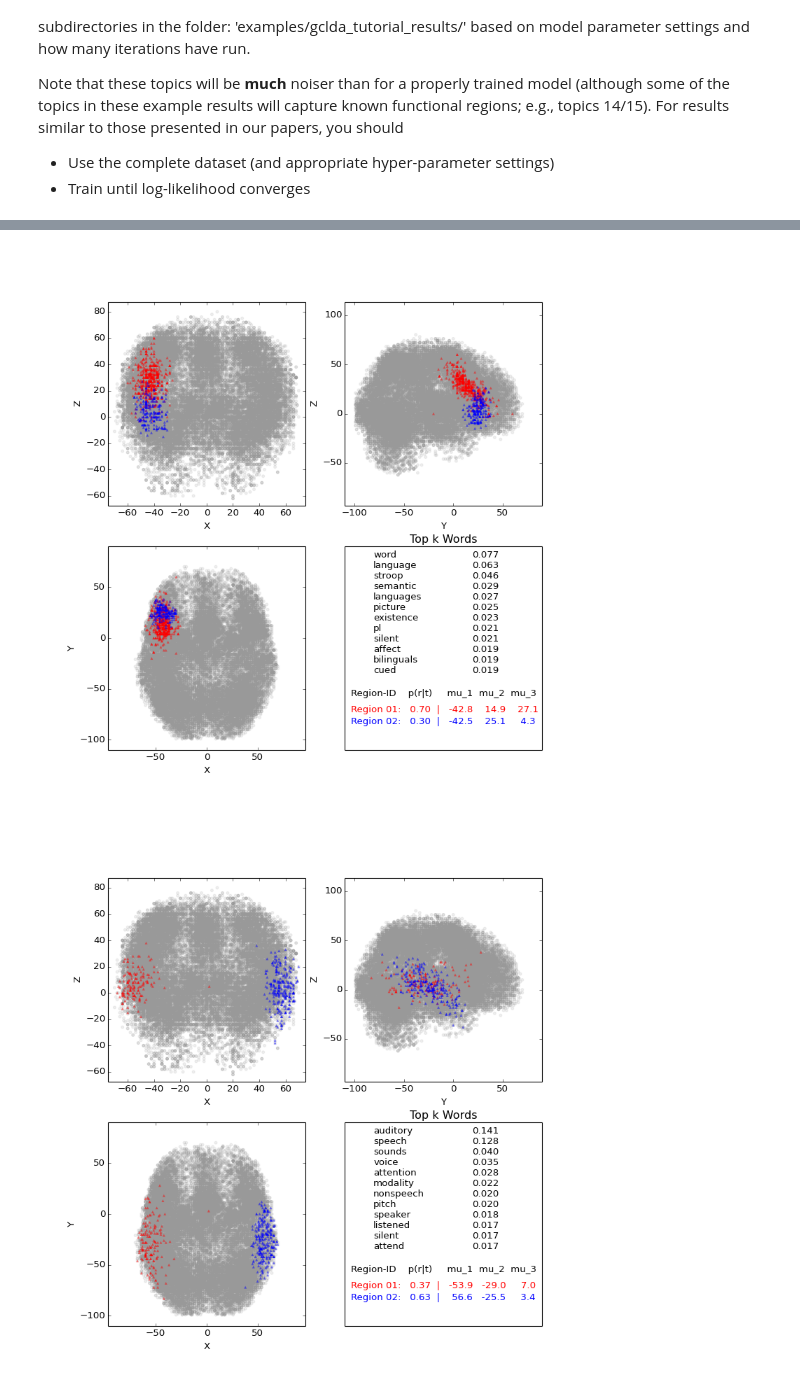
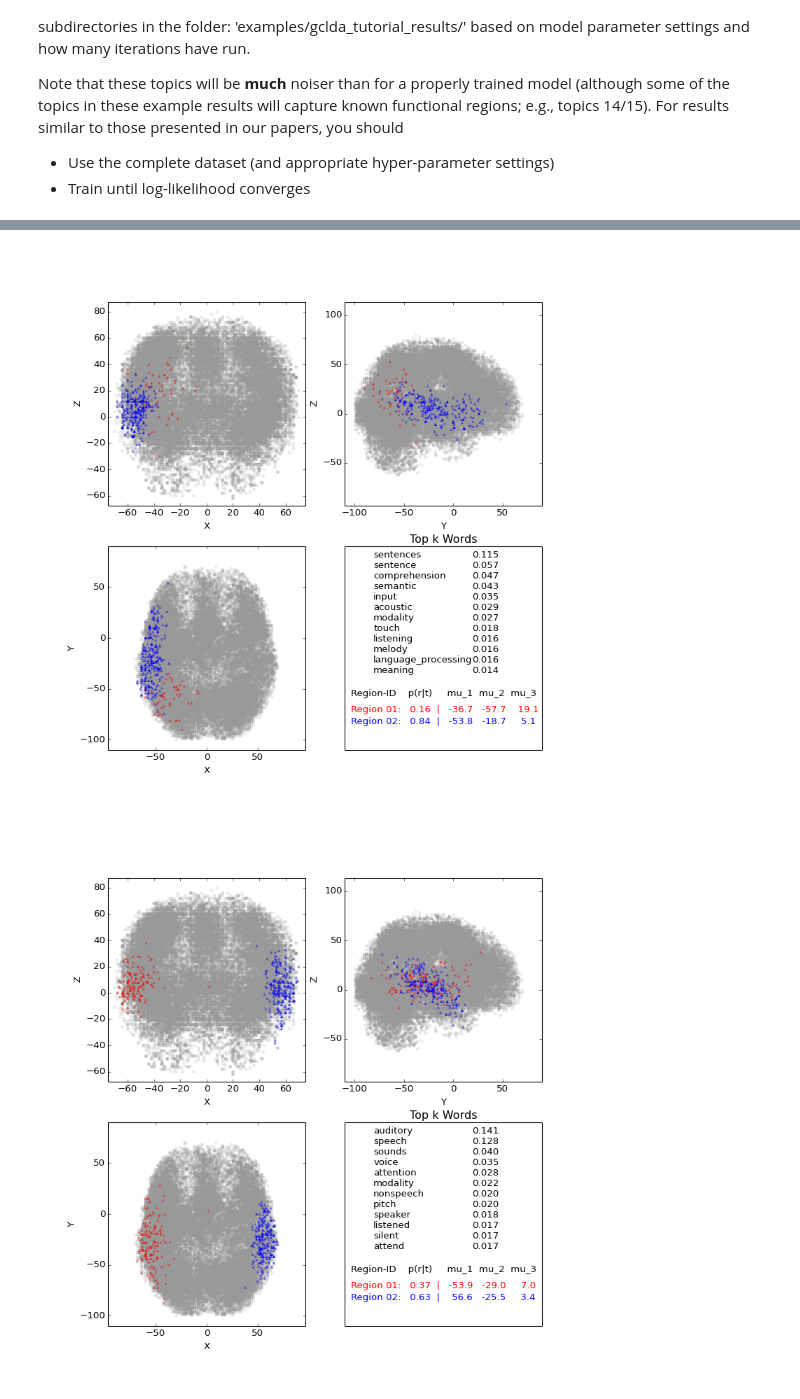
Before and after one commit to timothyrubin/python_gclda, a Jupyter notebook: python_gclda/examples/tutorial_gclda_notebook.ipynb, the cells around one changed output, grey strips where cells are left out. Cells and saved outputs as stored; diff of their text form; code cells hidden in the pictures.

Commit message:
update_notebook_tutorial

```diff
--- a/python_gclda/examples/tutorial_gclda_notebook.ipynb
+++ b/python_gclda/examples/tutorial_gclda_notebook.ipynb
@@ -143,8 +143,9 @@ For illustrative purposes, I've selected a couple of the cleaner topics that get
 # %%
 from IPython.display import Image
 from IPython.display import display
-display(Image(filename='gclda_tutorial_results/2015Filtered2_1000docs_100T_2R_alpha0.100_beta0.010_gamma0.010_delta1.000_25dobs_50.0roi_0symmetric_1_Iteration_25/Figures/Topic_15.png'))
+display(Image(filename='gclda_tutorial_results/2015Filtered2_1000docs_100T_2R_alpha0.100_beta0.010_gamma0.010_delta1.000_25dobs_50.0roi_0symmetric_1_Iteration_25/Figures/Topic_28.png'))
 display(Image(filename='gclda_tutorial_results/2015Filtered2_1000docs_100T_2R_alpha0.100_beta0.010_gamma0.010_delta1.000_25dobs_50.0roi_0symmetric_1_Iteration_25/Figures/Topic_60.png'))
+display(Image(filename='gclda_tutorial_results/2015Filtered2_1000docs_100T_2R_alpha0.100_beta0.010_gamma0.010_delta1.000_25dobs_50.0roi_0symmetric_1_Iteration_25/Figures/Topic_72.png'))
 # %% [output]
-[figure, old version]
+[figure, new version]
 [figure]
```
Also changed, not shown: parts of 2 cells of this notebook.
